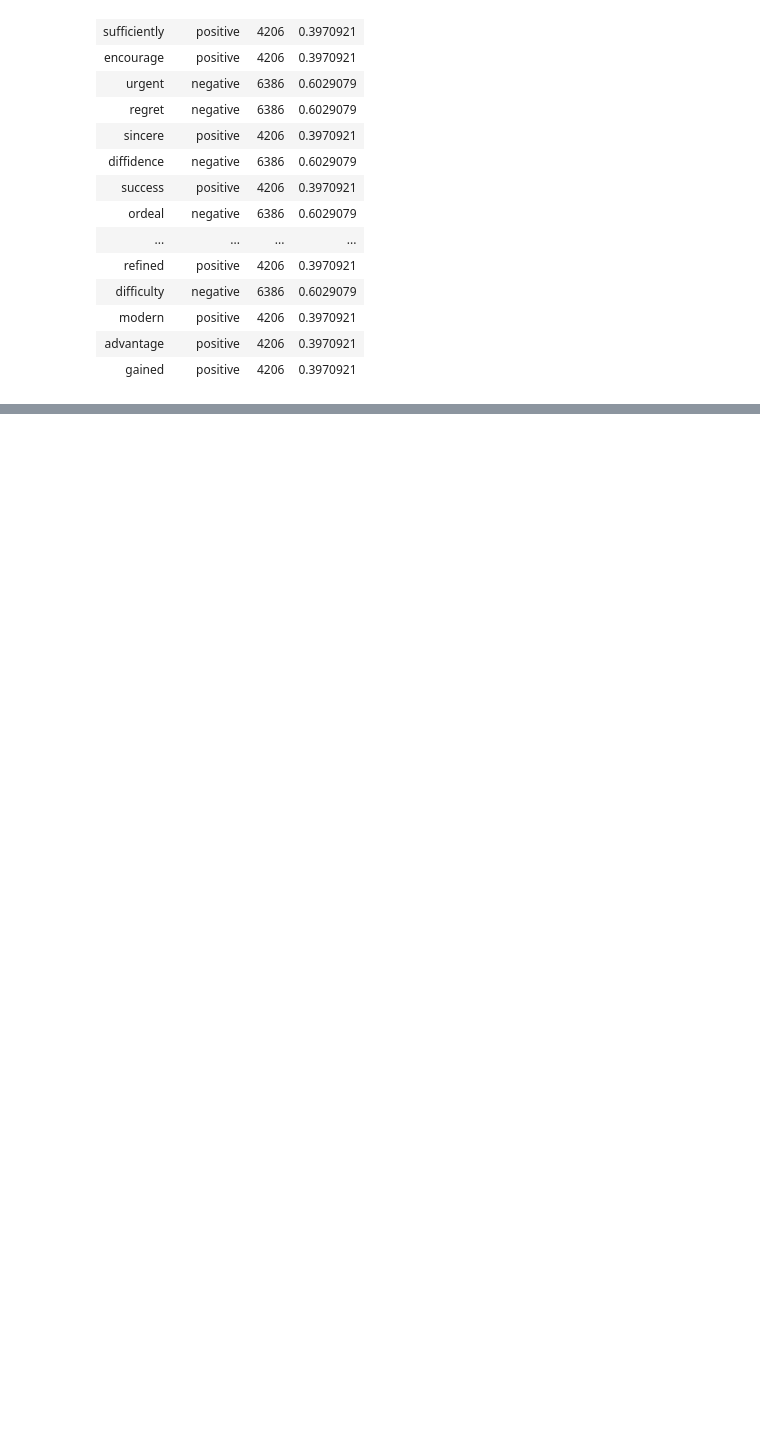
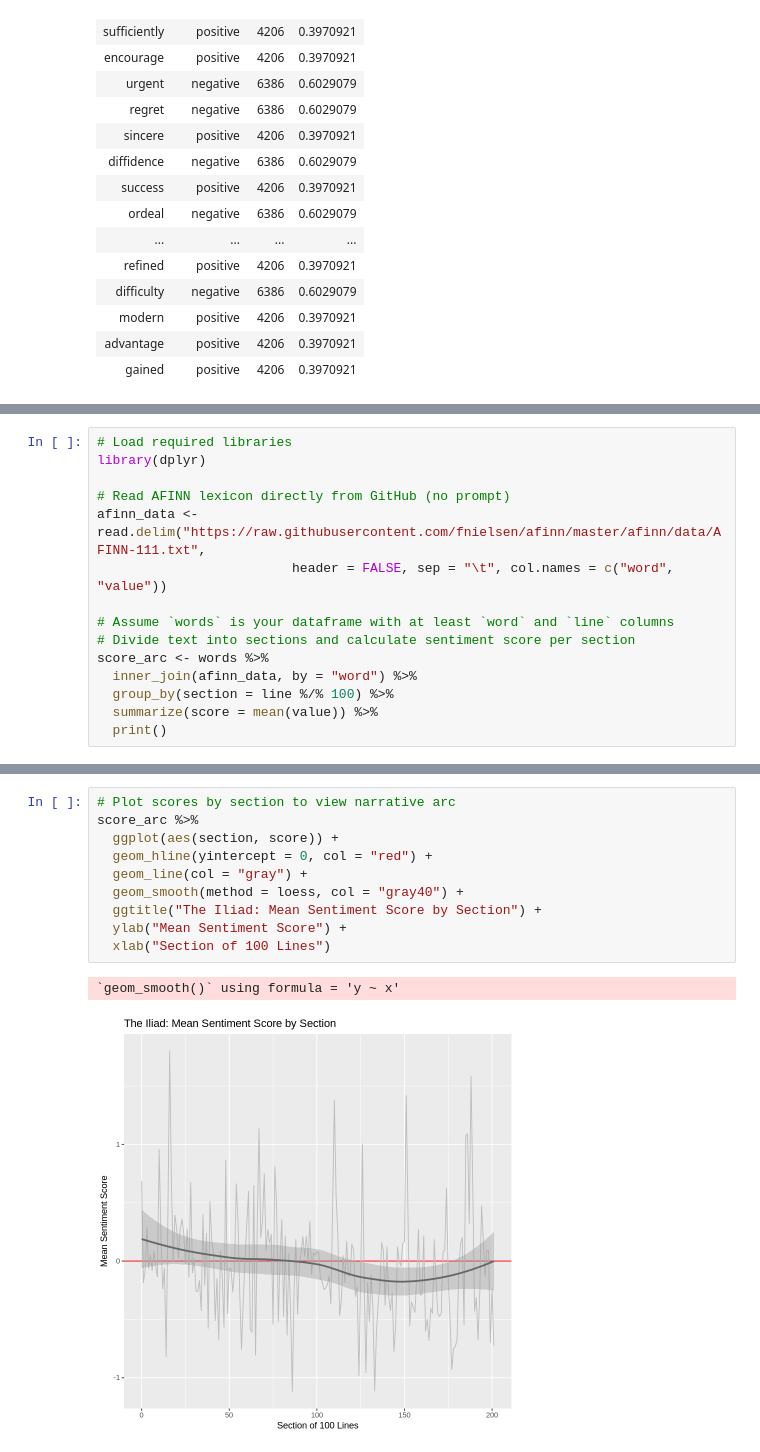
Before and after one commit to jarif87/R-Program, a Jupyter notebook: Binary_Classification.ipynb, the cells around one changed output, grey strips where cells are left out. Cells and saved outputs as stored; diff of their text form; blank space fills up the shorter version.

```diff
--- a/Binary_Classification.ipynb
+++ b/Binary_Classification.ipynb
@@ -184,0 +286,15 @@ A tibble: 10592 × 4
+# %%
+# Load required libraries
+library(dplyr)
+
+# Read AFINN lexicon directly from GitHub (no prompt)
+afinn_data <- read.delim("https://raw.githubusercontent.com/fnielsen/afinn/master/afinn/data/AFINN-111.txt",
+                         header = FALSE, sep = "\t", col.names = c("word", "value"))
+
+# Assume `words` is your dataframe with at least `word` and `line` columns
+# Divide text into sections and calculate sentiment score per section
+score_arc <- words %>%
+  inner_join(afinn_data, by = "word") %>%
+  group_by(section = line %/% 100) %>%
+  summarize(score = mean(value)) %>%
+  print()
@@ -184,0 +316,13 @@ A tibble: 10592 × 4
+# %%
+# Plot scores by section to view narrative arc
+score_arc %>%
+  ggplot(aes(section, score)) +
+  geom_hline(yintercept = 0, col = "red") +
+  geom_line(col = "gray") +
+  geom_smooth(method = loess, col = "gray40") +
+  ggtitle("The Iliad: Mean Sentiment Score by Section") +
+  ylab("Mean Sentiment Score") +
+  xlab("Section of 100 Lines")
+# %% [output]
+`geom_smooth()` using formula = 'y ~ x'
+[figure, added]
```
Also changed, not shown: parts of 19 cells of this notebook.
